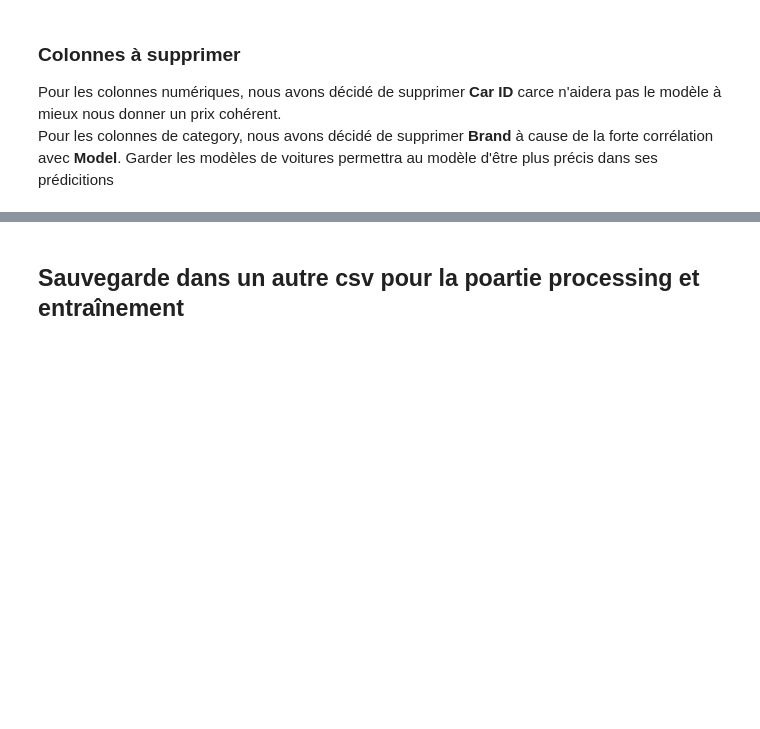
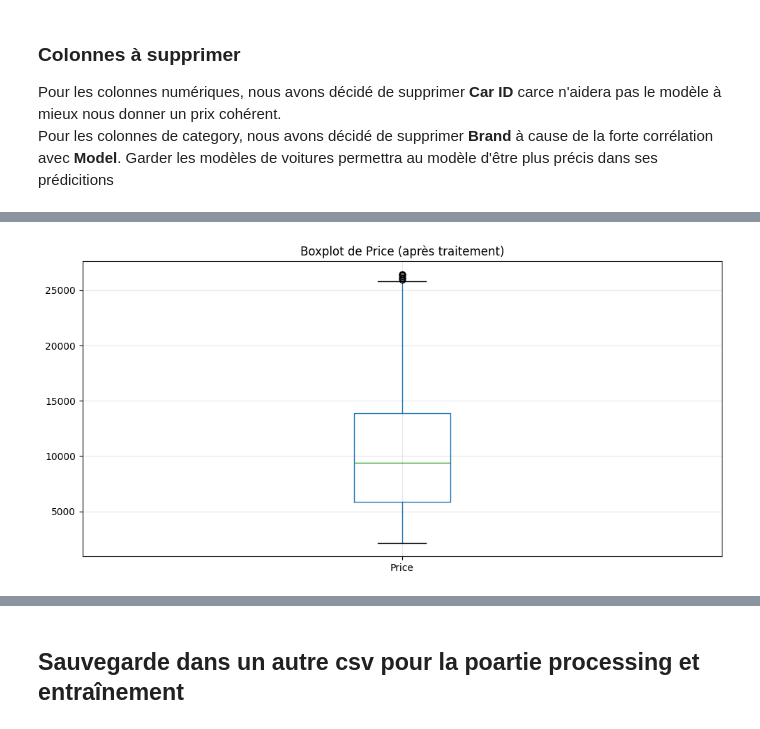
Before and after one commit to tristanretali/DataScienceProject, a Jupyter notebook: notebooks/eda.ipynb, the cells around one changed output, grey strips where cells are left out. Saved outputs shown, nothing was run; the diff lists cells and outputs as text; code cells hidden in the pictures; blank space fills up the shorter version.

```diff
--- a/notebooks/eda.ipynb
+++ b/notebooks/eda.ipynb
@@ -292,0 +296,30 @@ Nous avons déjà modifé le Fuel Type des voitures Tesla. Maintenant pour limit
+# %%
+# Calcule des quartiles
+Q1 = df['Price'].quantile(0.25)
+Q3 = df['Price'].quantile(0.75)
+IQR = Q3 - Q1
+
+# Définition des intervalles
+lower_bound = Q1 - 1.5 * IQR
+upper_bound = Q3 + 1.5 * IQR
+
+# Création d'un masque, chaque valeur aberrante est marquée True
+is_outlier = (df['Price'] < lower_bound) | (df['Price'] > upper_bound)
+
+# Calcule de la médiane pour chaque modèle de voiture
+median_by_model = df.groupby('Model')['Price'].median()
+
+# Remplacement des valeurs aberrantes par la médiane du modèle
+for idx in df[is_outlier].index:
+    model = df.loc[idx, 'Model']
+    df.loc[idx, 'Price'] = median_by_model[model]
+
+# Afficher le boxplot après traitement
+plt.figure(figsize=(10, 5))
+df.boxplot(column='Price')
+plt.title('Boxplot de Price (après traitement)')
+plt.grid(True, alpha=0.3)
+plt.tight_layout()
+plt.show()
+# %% [output]
+[figure, added]
```
Also changed, not shown: parts of 23 cells of this notebook, 1 other file.
